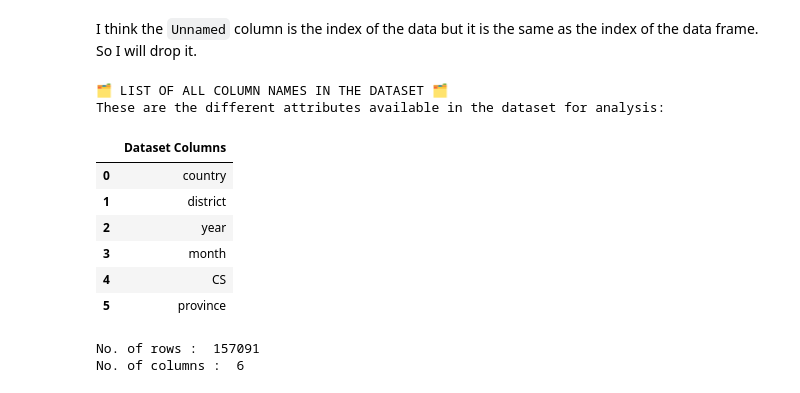
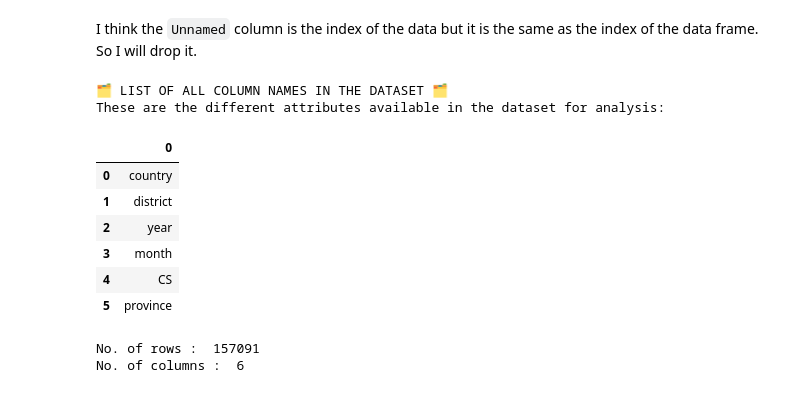
Before and after one commit to Aisha630/Predicting-food-insecurity, a Jupyter notebook: explore.ipynb, the cells around one changed output. Saved outputs shown, nothing was run; the diff lists cells and outputs as text; code cells hidden in the pictures.

```diff
--- a/explore.ipynb
+++ b/explore.ipynb
@@ -47,14 +79,16 @@ df_famine_country.head(5)
 I think the `Unnamed` column is the index of the data but it is the same as the index of the data frame. So I will drop it.
 # %%
 df_famine_country.drop(columns=["Unnamed: 0"], inplace=True) # this just seems like a redundant index column
+
+df_columns = pd.DataFrame(df_famine_country.columns.values)
 
 print("\n🗂️ LIST OF ALL COLUMN NAMES IN THE DATASET 🗂️")
 print("These are the different attributes available in the dataset for analysis:\n")
 df_columns
 # %% [output]
 🗂️ LIST OF ALL COLUMN NAMES IN THE DATASET 🗂️
 These are the different attributes available in the dataset for analysis:
-|  | Dataset Columns |
+|  | 0 |
 | 0 | country |
 | 1 | district |
 | 2 | year |
```
Also changed, not shown: parts of 28 cells of this notebook, 1 other file.
